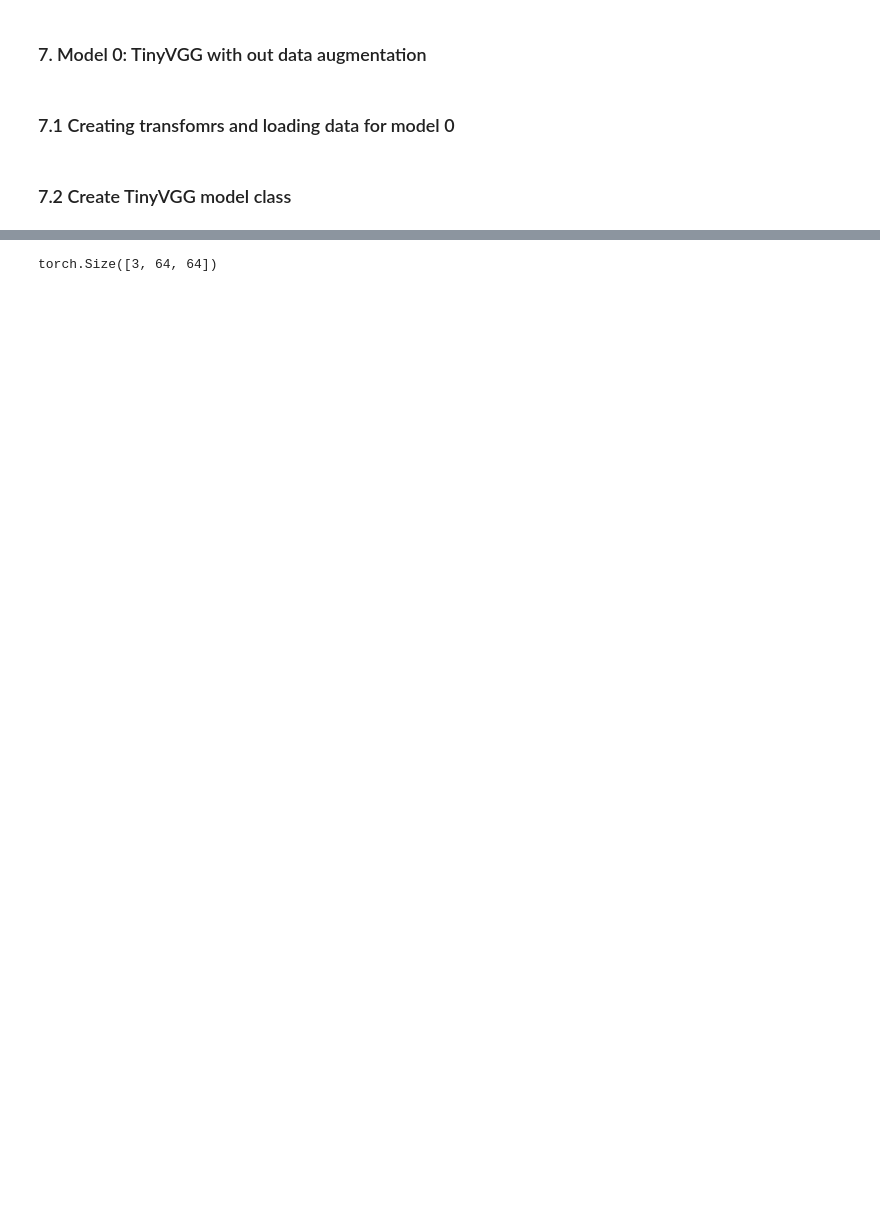
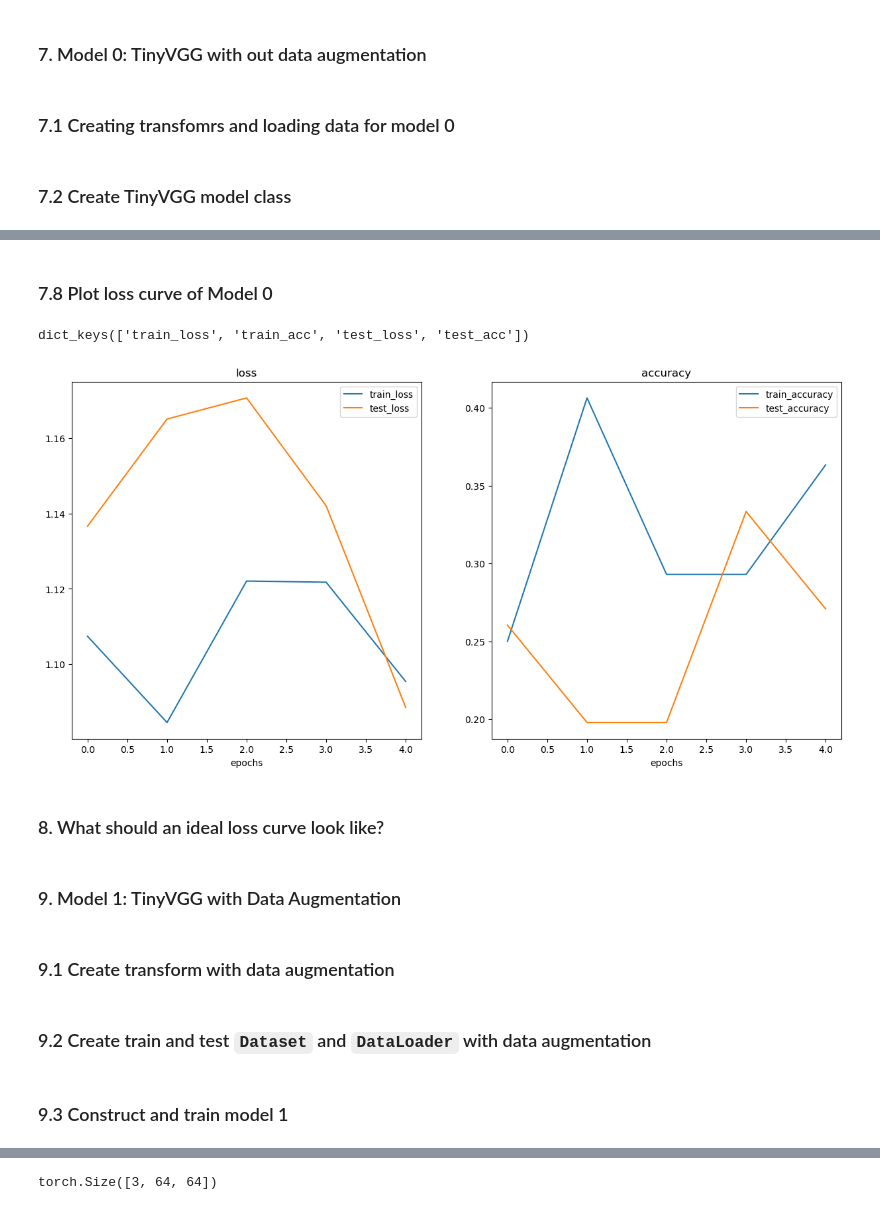
Before and after one commit to pjy0422/pytorch, a Jupyter notebook: pytorch_customdata.ipynb, the cells around one changed output, grey strips where cells are left out. Drawn from its saved outputs; the diff is of its cells as text; code cells hidden in the pictures; blank space fills up the shorter version.

```diff
--- a/pytorch_customdata.ipynb
+++ b/pytorch_customdata.ipynb
@@ -531,8 +531,8 @@ test_dir = image_path / "test"
 import torchvision
 train_data_simple = torchvision.datasets.ImageFolder(root = train_dir, transform = simple_transform)
 test_data_simple = torchvision.datasets.ImageFolder(root = test_dir, transform=simple_transform)
-train_dataloader = torch.utils.data.DataLoader(dataset=train_data, batch_size=32, shuffle=True,num_workers=os.cpu_count())
-test_dataloader = torch.utils.data.DataLoader(dataset = test_data, batch_size = 32, shuffle=False, num_workers=os.cpu_count())
+train_dataloader_simple = torch.utils.data.DataLoader(dataset=train_data, batch_size=32, shuffle=True,num_workers=0)
+test_dataloader_simple = torch.utils.data.DataLoader(dataset = test_data, batch_size = 32, shuffle=False, num_workers=0)
 # %% [markdown]
 ### 7.2 Create TinyVGG model class
 # %%
@@ -555,7 +555,10 @@ class TinyVGG(nn.Module):
     )
     self.classifier = nn.Sequential(
       nn.Flatten(),
-      nn.Linear(hidden_units*8*8, output_shape)
+      nn.Linear(hidden_units*8*8*4, output_shape)
     )
+
+  def forward(self, x):
+    return self.classifier(self.conv_block2(self.conv_block1(x)))
 # %%
 img,label = train_data[0]
@@ -561,0 +770,49 @@ img,label = train_data[0]
+# %% [markdown]
+### 7.8 Plot loss curve of Model 0
+# %%
+# Get the model_0_results keys
+model_0_results.keys()
+# %% [output]
+dict_keys(['train_loss', 'train_acc', 'test_loss', 'test_acc'])
+# %%
+def plot_loss_curves(results: Dict[str,List[float]]):
+    "Plots loss curve"
+    # Get the loss values of the results dictionary
+    loss = results["train_loss"]
+    test_loss = results["test_loss"]
+
+    # Get the accuracy values of the results dictionary
+    accuracy = results["train_acc"]
+    test_accuracy = results["test_acc"]
+
+    # Figure out how many epochs there were
+    epochs = range(len(results["train_loss"]))
+
+    # Setup a plot
+    plt.figure(figsize = (15,7))
+
+    # Plot the loss
+    plt.subplot(1,2,1)
+    plt.plot(epochs,loss, label = "train_loss")
+    plt.plot(epochs, test_loss, label = "test_loss")
+    plt.title("loss")
+    plt.xlabel("epochs")
+    plt.legend()
+
+    # Plot the acc
+    plt.subplot(1,2,2)
+    plt.plot(epochs,accuracy, label = "train_accuracy")
+    plt.plot(epochs, test_accuracy, label = "test_accuracy")
+    plt.title("accuracy")
+    plt.xlabel("epochs")
+    plt.legend()
+# %%
+plot_loss_curves(model_0_results)
+# %% [output]
+[figure, added]
+# %% [markdown]
+### 8. What should an ideal loss curve look like?
+# %% [markdown]
+### 9. Model 1: TinyVGG with Data Augmentation
+# %% [markdown]
+### 9.1 Create transform with data augmentation
@@ -561,0 +830,2 @@ img,label = train_data[0]
+# %% [markdown]
+### 9.2 Create train and test `Dataset` and `DataLoader` with data augmentation
@@ -561,0 +847,2 @@ img,label = train_data[0]
+# %% [markdown]
+### 9.3 Construct and train model 1
```
Also changed, not shown: parts of 41 cells of this notebook, 1 other file.
